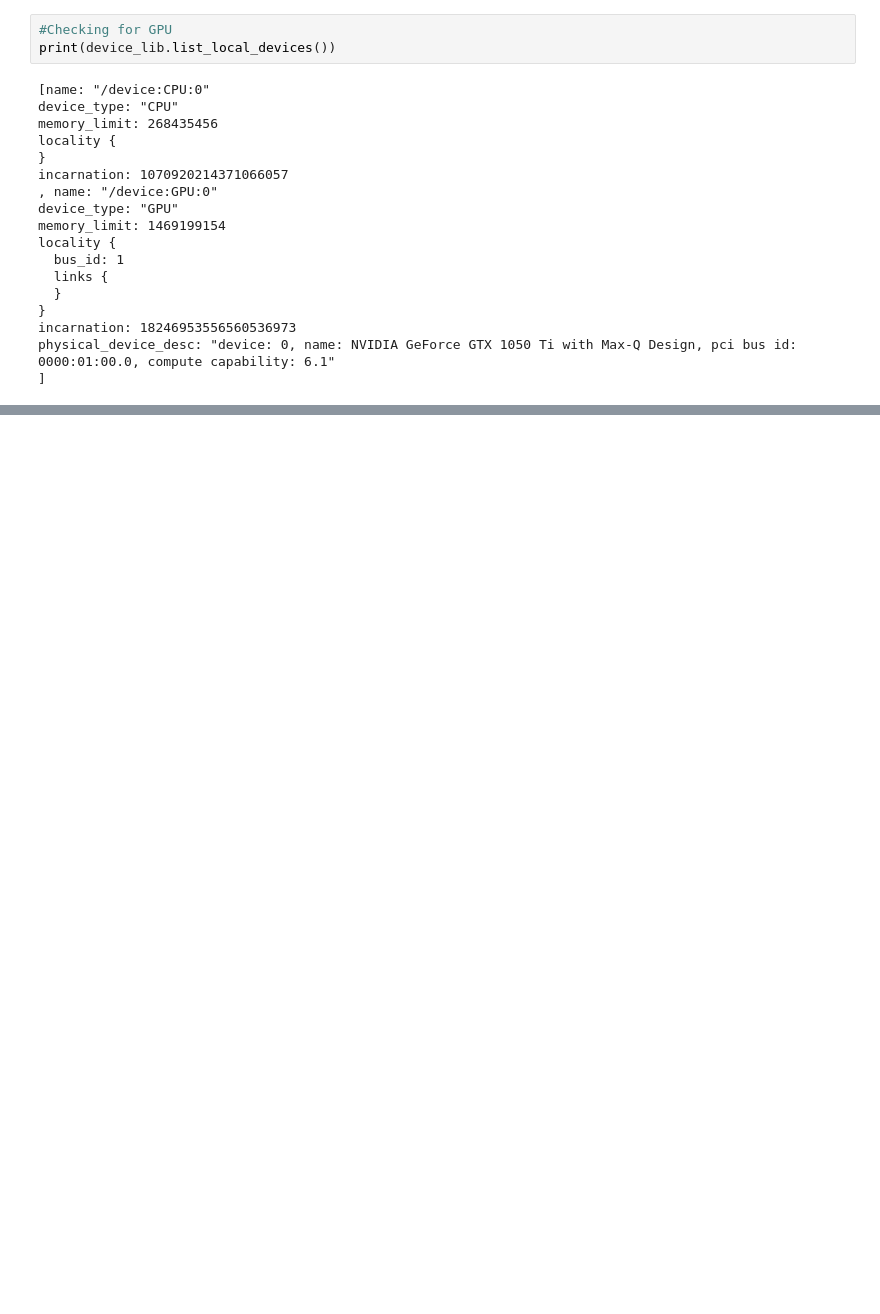
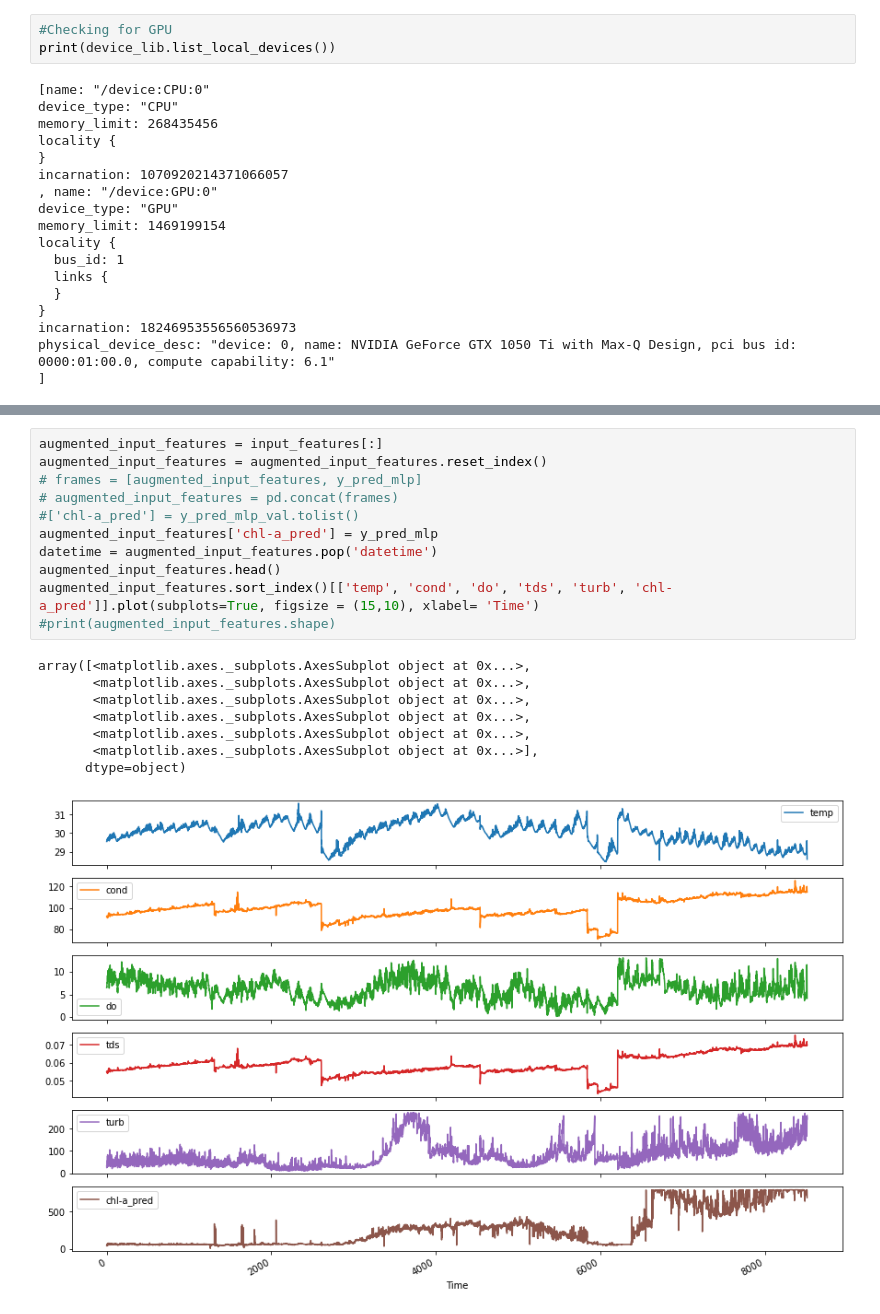
Before and after one commit to pollockDeVis/Chlorophyll-a-Soft-Sensor-for-Malaysia, a Jupyter notebook: 21_10_28_MLs/lstm_2_wq.ipynb, the cells around one changed output, grey strips where cells are left out. Cells and saved outputs as stored; diff of their text form; blank space fills up the shorter version.

```diff
--- a/21_10_28_MLs/lstm_2_wq.ipynb
+++ b/21_10_28_MLs/lstm_2_wq.ipynb
@@ -76,0 +152,20 @@ plt.show()
+# %%
+augmented_input_features = input_features[:]
+augmented_input_features = augmented_input_features.reset_index()
+# frames = [augmented_input_features, y_pred_mlp]
+# augmented_input_features = pd.concat(frames)
+#['chl-a_pred'] = y_pred_mlp_val.tolist()
+augmented_input_features['chl-a_pred'] = y_pred_mlp
+datetime = augmented_input_features.pop('datetime')
+augmented_input_features.head()
+augmented_input_features.sort_index()[['temp', 'cond', 'do', 'tds', 'turb', 'chl-a_pred']].plot(subplots=True, figsize = (15,10), xlabel= 'Time')
+#print(augmented_input_features.shape)
+# %% [output]
+array([<matplotlib.axes._subplots.AxesSubplot object at 0x...>,
+       <matplotlib.axes._subplots.AxesSubplot object at 0x...>,
+       <matplotlib.axes._subplots.AxesSubplot object at 0x...>,
+       <matplotlib.axes._subplots.AxesSubplot object at 0x...>,
+       <matplotlib.axes._subplots.AxesSubplot object at 0x...>,
+       <matplotlib.axes._subplots.AxesSubplot object at 0x...>],
+      dtype=object)
+[figure, added]
```
Also changed, not shown: parts of 22 cells of this notebook, 1 other file.
